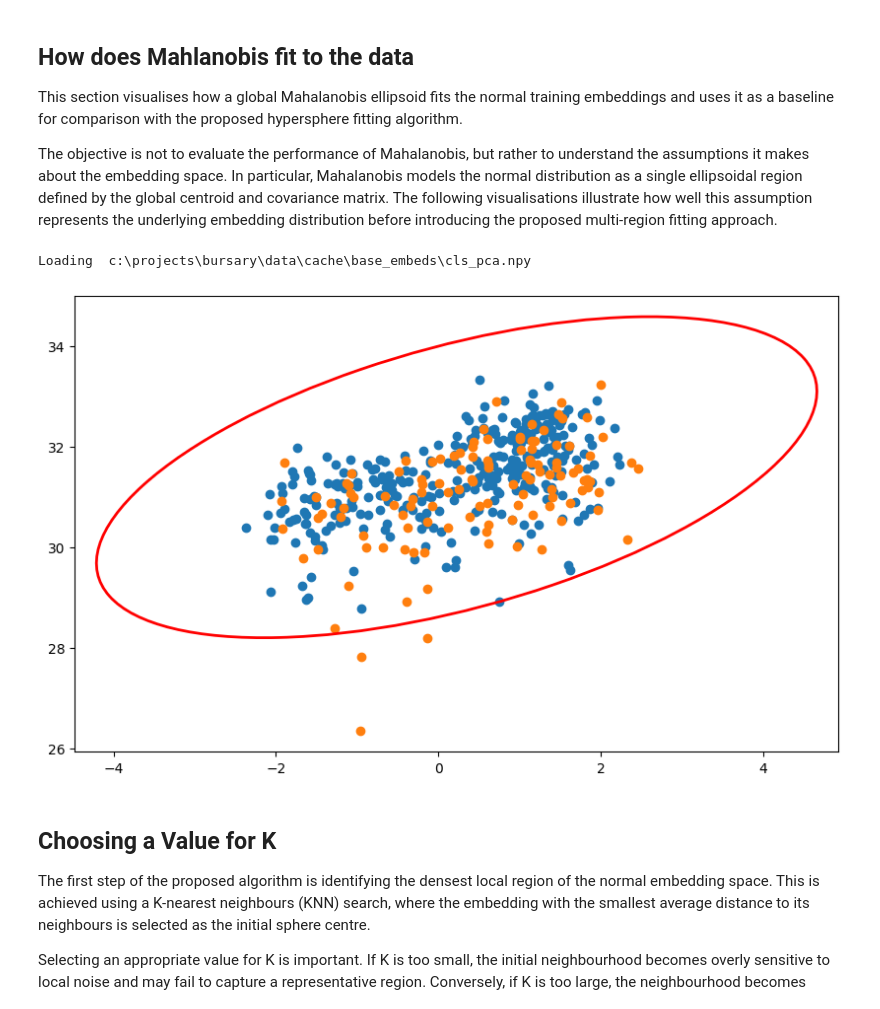
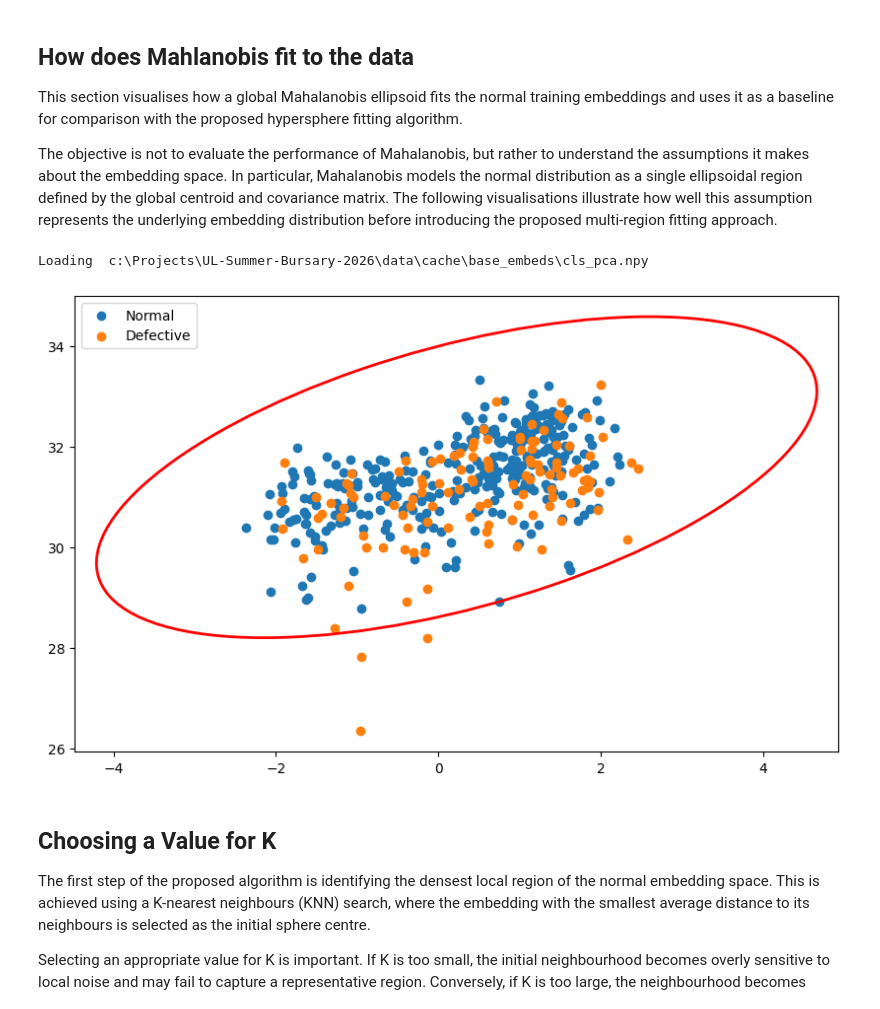
Before and after one commit to CiaranW005/UL-Summer-Bursary-2026, a Jupyter notebook: notebooks/algorithims/unsupervised_hypersphere_fit.ipynb, the cells around one changed output. Cells and saved outputs as stored; diff of their text form; code cells hidden in the pictures.

```diff
--- a/notebooks/algorithims/unsupervised_hypersphere_fit.ipynb
+++ b/notebooks/algorithims/unsupervised_hypersphere_fit.ipynb
@@ -111,37 +111,40 @@ diff = train_2d - center
 d2 = np.einsum("ij, jk, ik->i", diff, cov_inv, diff)
 
 ch2 = d2.max()
 
 eigvals, eigvecs = np.linalg.eigh(cov)
 
 order = eigvals.argsort()[::-1]
 eigvals = eigvals[order]
 eigvecs = eigvecs[:, order]
 
 width = 2 * np.sqrt(eigvals[0] * ch2)
 height = 2 * np.sqrt(eigvals[1] * ch2)
 
 angle = np.degrees(np.arctan2(eigvecs[1, 0], eigvecs[0, 0]))
 fig, ax = plt.subplots(figsize=(10, 6))
-ax.scatter(x=train_2d[:, 0], y=train_2d[:, 1])
-ax.scatter(x=test_2d[:, 0], y=test_2d[:, 1])
+ax.scatter(x=train_2d[:, 0], y=train_2d[:, 1], label="Normal")
+ax.scatter(x=test_2d[:, 0], y=test_2d[:, 1], label="Defective")
 
 ellipse = Ellipse(
     xy=center,
     width=width,
     height=height,
     angle=angle,
     edgecolor="red",
     facecolor="none",
     linewidth=2
 )
 
 ax.add_patch(ellipse)
+
+plt.legend()
+plt.tight_layout()
 plt.savefig(f"{img_dir}/{category}.svg")
 plt.show()
 # %% [output]
-Loading  c:\projects\bursary\data\cache\base_embeds\cls_pca.npy
+Loading  c:\Projects\UL-Summer-Bursary-2026\data\cache\base_embeds\cls_pca.npy
-[figure, old version]
+[figure, new version]
 # %% [markdown]
 ## Choosing a Value for K
 
```
Also changed, not shown: parts of 6 cells of this notebook, 19 other files.
